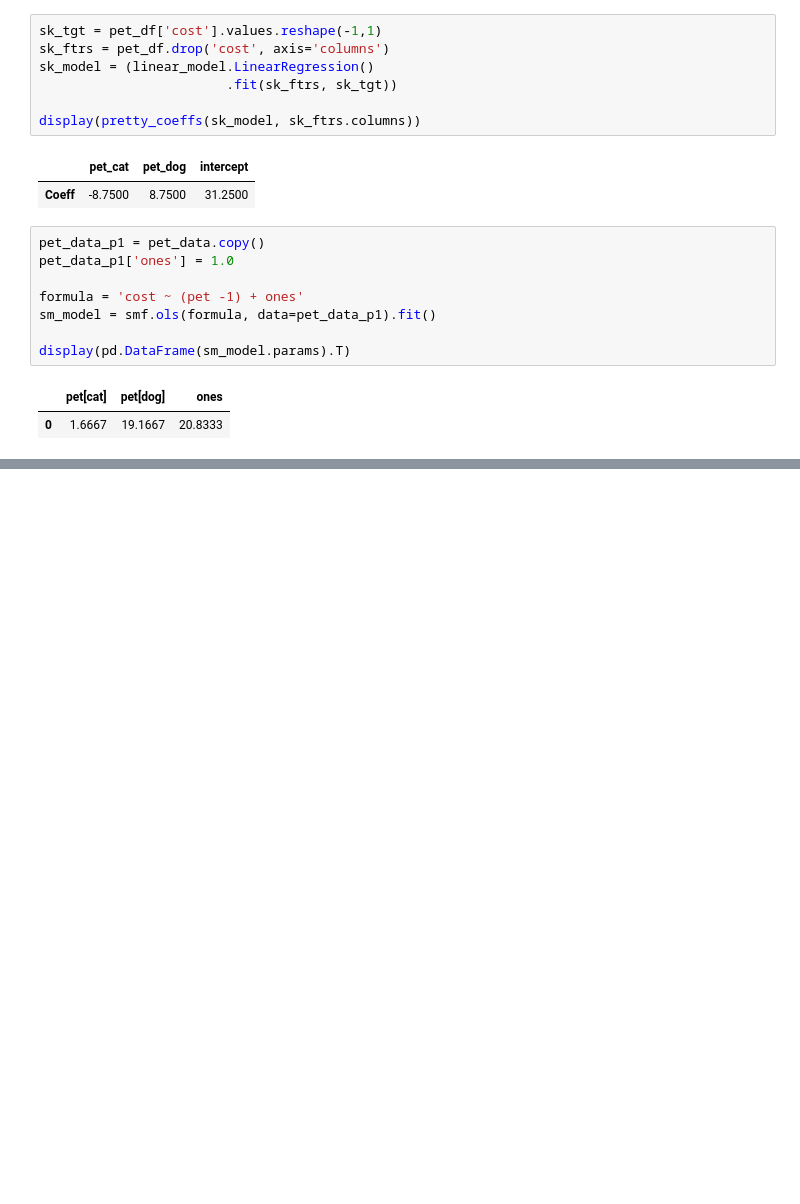
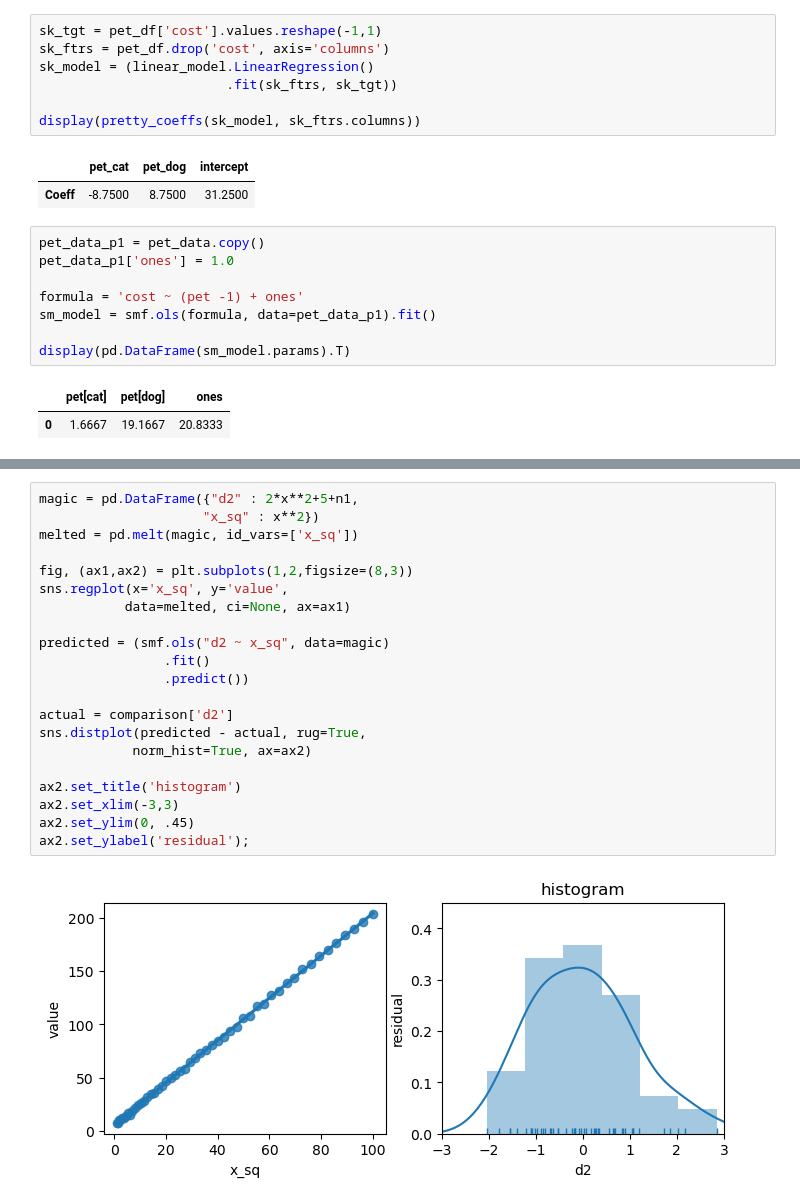
Before and after one commit to christina-go/machine_learning, a Jupyter notebook: MLWPY/ML_Python_CH10.ipynb, the cells around one changed output, grey strips where cells are left out. Cells and saved outputs as stored; diff of their text form; blank space fills up the shorter version.

```diff
--- a/MLWPY/ML_Python_CH10.ipynb
+++ b/MLWPY/ML_Python_CH10.ipynb
@@ -303,0 +621,23 @@ display(pd.DataFrame(sm_model.params).T)
+# %%
+magic = pd.DataFrame({"d2" : 2*x**2+5+n1,
+                     "x_sq" : x**2})
+melted = pd.melt(magic, id_vars=['x_sq'])
+
+fig, (ax1,ax2) = plt.subplots(1,2,figsize=(8,3))
+sns.regplot(x='x_sq', y='value',
+           data=melted, ci=None, ax=ax1)
+
+predicted = (smf.ols("d2 ~ x_sq", data=magic)
+                .fit()
+                .predict())
+
+actual = comparison['d2']
+sns.distplot(predicted - actual, rug=True,
+            norm_hist=True, ax=ax2)
+
+ax2.set_title('histogram')
+ax2.set_xlim(-3,3)
+ax2.set_ylim(0, .45)
+ax2.set_ylabel('residual');
+# %% [output]
+[figure, added]
```
Also changed, not shown: parts of 31 cells of this notebook, 5 other files.
